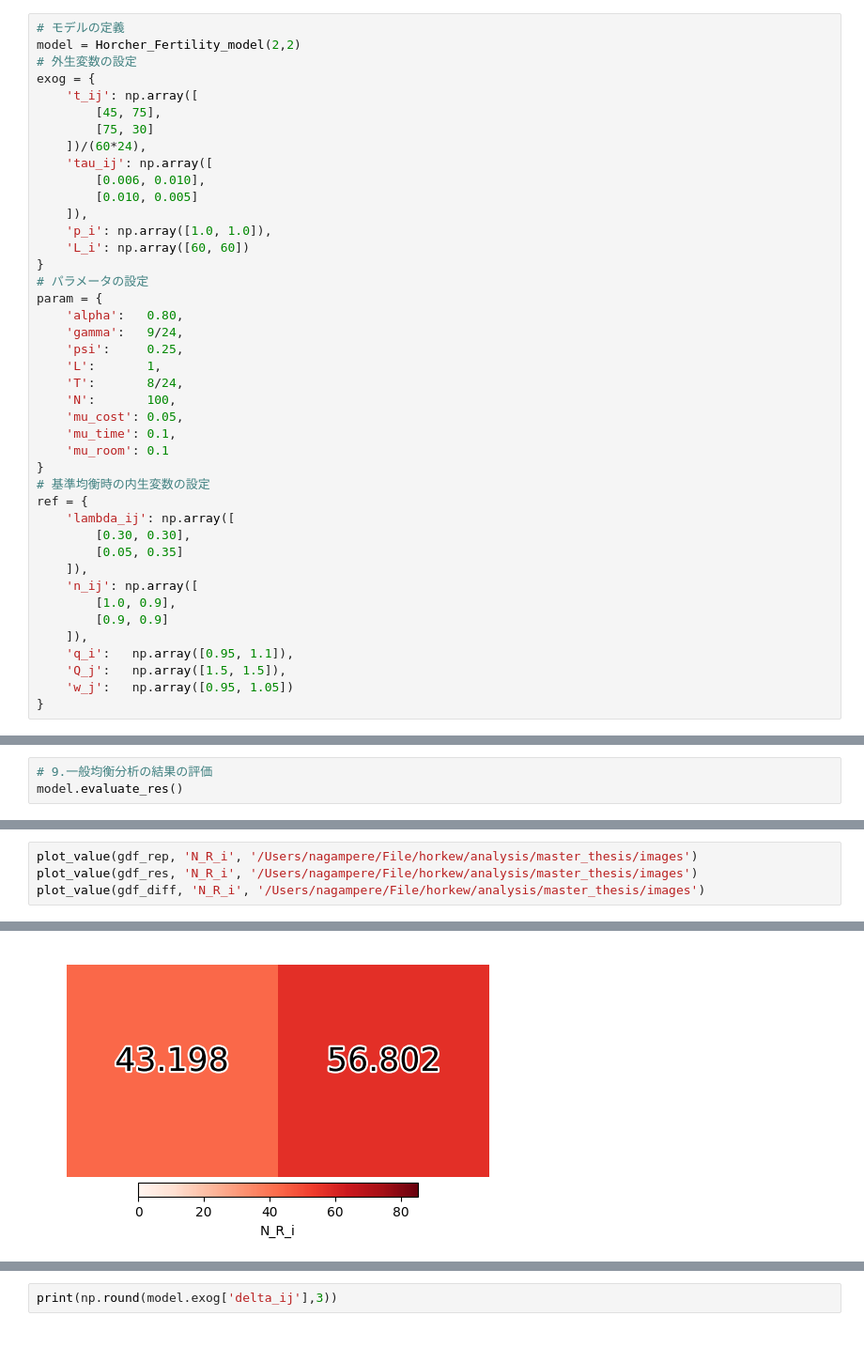
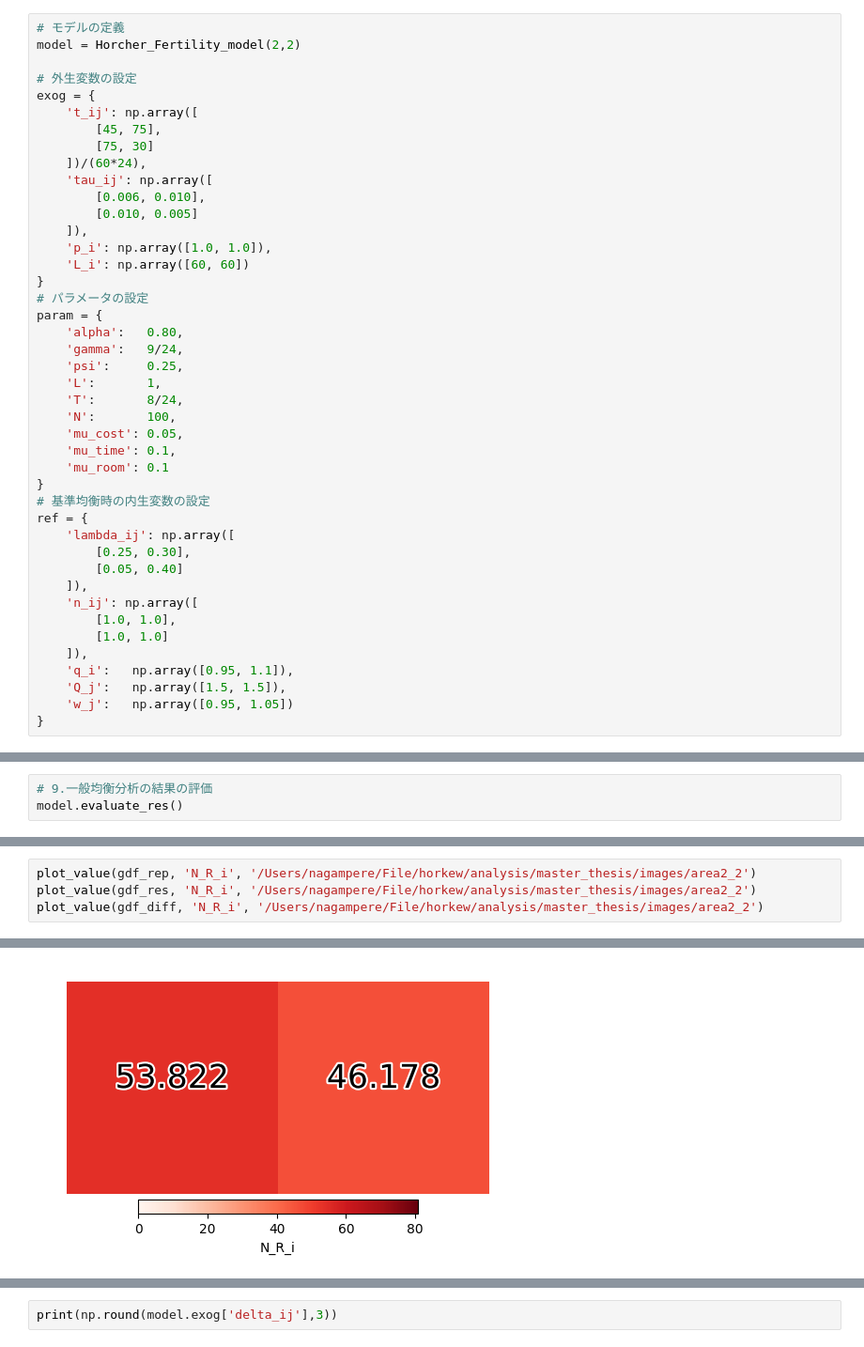
Before and after one commit to nagampere/horkew, a Jupyter notebook: analysis/master_thesis/area2_2_HF.ipynb, the cells around one changed output, grey strips where cells are left out. Shown at 94% size. Cells and saved outputs as stored; diff of their text form.

```diff
--- a/analysis/master_thesis/area2_2_HF.ipynb
+++ b/analysis/master_thesis/area2_2_HF.ipynb
@@ -7,6 +7,7 @@ from libs.Horcher_Fertility_model import Horcher_Fertility_model
 # %%
 # モデルの定義
 model = Horcher_Fertility_model(2,2)
+
 # 外生変数の設定
 exog = {
     't_ij': np.array([
@@ -35,12 +36,12 @@ param = {
 # 基準均衡時の内生変数の設定
 ref = {
     'lambda_ij': np.array([
-        [0.30, 0.30],
-        [0.05, 0.35]
+        [0.25, 0.30],
+        [0.05, 0.40]
     ]),
     'n_ij': np.array([
-        [1.0, 0.9],
-        [0.9, 0.9]
+        [1.0, 1.0],
+        [1.0, 1.0]
     ]),
     'q_i':   np.array([0.95, 1.1]),
     'Q_j':   np.array([1.5, 1.5]),
@@ -340,5 +341,5 @@ gdf_diff
 # %%
-plot_value(gdf_rep, 'N_R_i', '/Users/nagampere/File/horkew/analysis/master_thesis/images')
-plot_value(gdf_res, 'N_R_i', '/Users/nagampere/File/horkew/analysis/master_thesis/images')
-plot_value(gdf_diff, 'N_R_i', '/Users/nagampere/File/horkew/analysis/master_thesis/images')
+plot_value(gdf_rep, 'N_R_i', '/Users/nagampere/File/horkew/analysis/master_thesis/images/area2_2')
+plot_value(gdf_res, 'N_R_i', '/Users/nagampere/File/horkew/analysis/master_thesis/images/area2_2')
+plot_value(gdf_diff, 'N_R_i', '/Users/nagampere/File/horkew/analysis/master_thesis/images/area2_2')
 # %% [output]
@@ -346 +347 @@ plot_value(gdf_diff, 'N_R_i', '/Users/nagampere/File/horkew/analysis/master_thes
-[figure, old version]
+[figure, new version]
```
Also changed, not shown: parts of 20 cells of this notebook, 33 other files.
